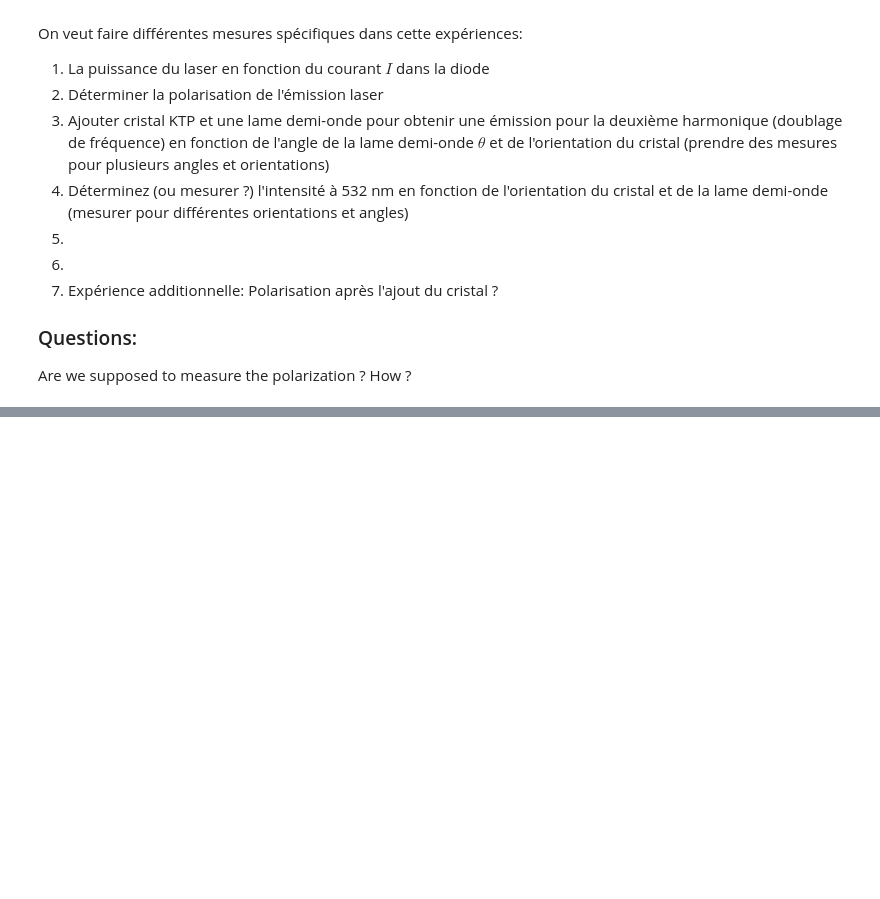
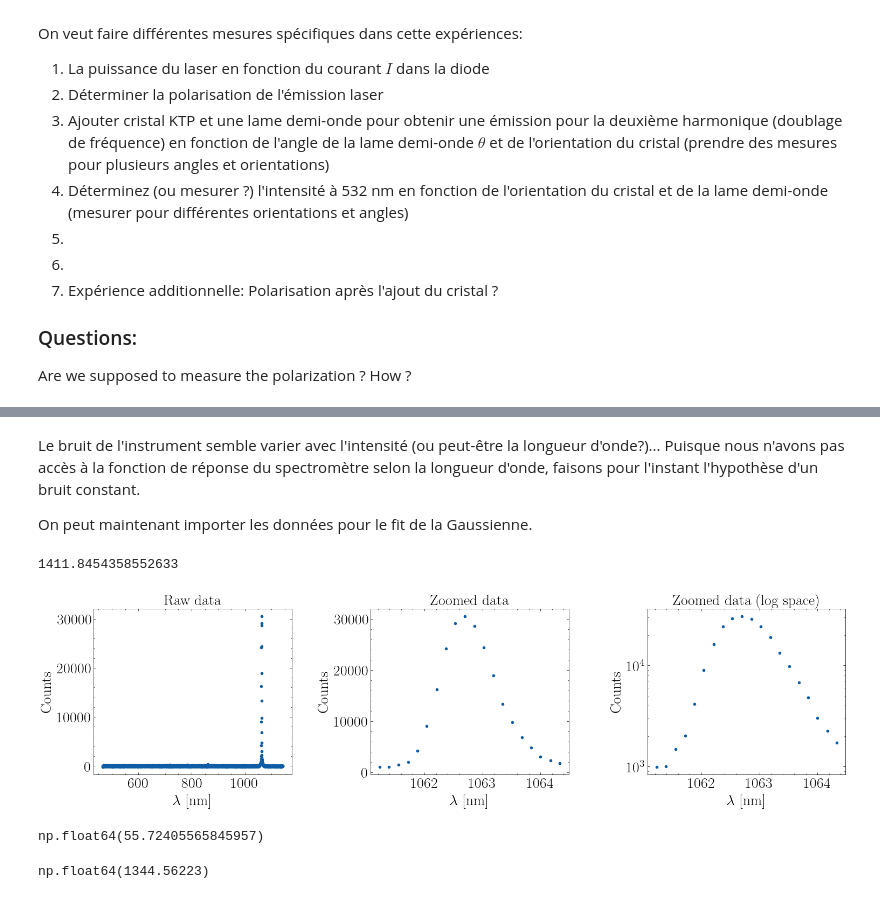
Before and after one commit to EnceladeCandy/phy3040, a Jupyter notebook: notebooks/optique_non_lineaire.ipynb, the cells around one changed output, grey strips where cells are left out. Saved outputs shown, nothing was run; the diff lists cells and outputs as text; code cells hidden in the pictures; blank space fills up the shorter version.

```diff
--- a/notebooks/optique_non_lineaire.ipynb
+++ b/notebooks/optique_non_lineaire.ipynb
@@ -262 +318,60 @@ plt.hist(norm_residuals, bins = 5)
+# %% [markdown]
+Le bruit de l'instrument semble varier avec l'intensité (ou peut-être la longueur d'onde?)... Puisque nous n'avons pas accès à la fonction de réponse du spectromètre selon la longueur d'onde, faisons pour l'instant l'hypothèse d'un bruit constant.
+
+On peut maintenant importer les données pour le fit de la Gaussienne.
+# %%
+filename = os.path.join(figure_folder, "spectral_width_low_counts.txt")
+
+wavelength, intensity = import_data(filename = filename)
+print(intensity.mean())
+high_center = 1062.9
+wavelength_window, intensity_window = get_window(wavelength = wavelength,
+                                            intensity = intensity,
+                                            wavelength_center = high_center,
+                                            extent = 10)
+
+# Calcul d'ordonnée à l'origine à retirer (bruit ambiant)
+wavelength_window_noise, intensity_window_noise = get_window(wavelength = wavelength,
+                                            intensity = intensity,
+                                            wavelength_center = 700,
+                                            extent = 1000)
+offset = intensity_window_noise.mean()
+std = intensity_window_noise.std()
+
+nrows, ncols = 1, 3
+fig, axs = plt.subplots(nrows, ncols, figsize = (6 * ncols, 4 * nrows))
+
+ax = axs[0]
+ax.plot(wavelength, intensity-offset, ".")
+ax.set_title("Raw data")
+
+
+ax = axs[1]
+ax.plot(wavelength_window, intensity_window-offset, ".")
+ax.set_title("Zoomed data")
+
+
+ax = axs[2]
+ax.plot(wavelength_window, intensity_window-offset, ".")
+ax.set_title("Zoomed data (log space)")
+ax.set_yscale("log")
+
+for ax in axs:
+    ax.set(xlabel = r"$\lambda$ [nm]", ylabel= r"Counts")
+plt.subplots_adjust(wspace=0.4)
+
+# Selection d'une portion des données pour la suite
+wavelength = wavelength_window
+intensity = intensity_window - offset
+# %% [output]
+1411.8454358552633
+[figure, added]
+# %%
+std
+# %% [output]
+np.float64(55.72405565845957)
+# %%
+offset
+# %% [output]
+np.float64(1344.56223)
 # %% [markdown]
```
Also changed, not shown: parts of 22 cells of this notebook.
